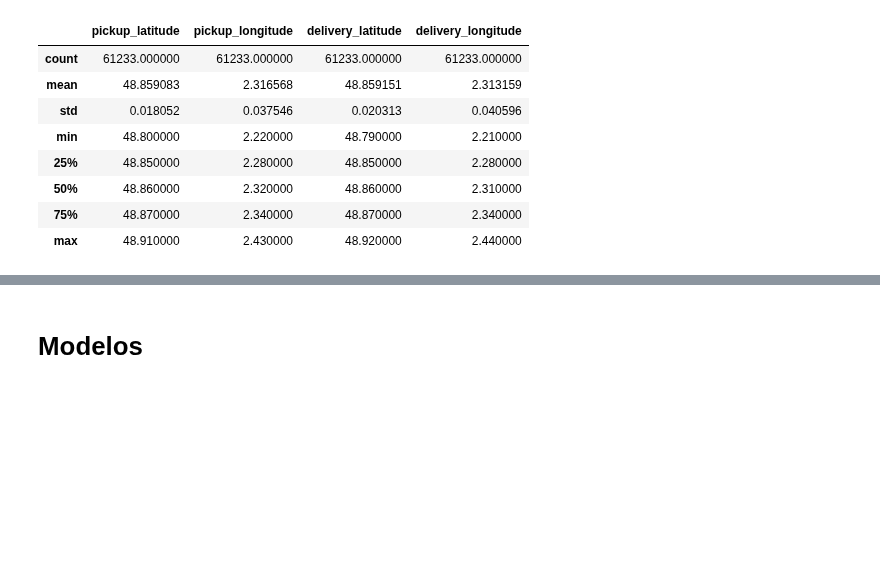
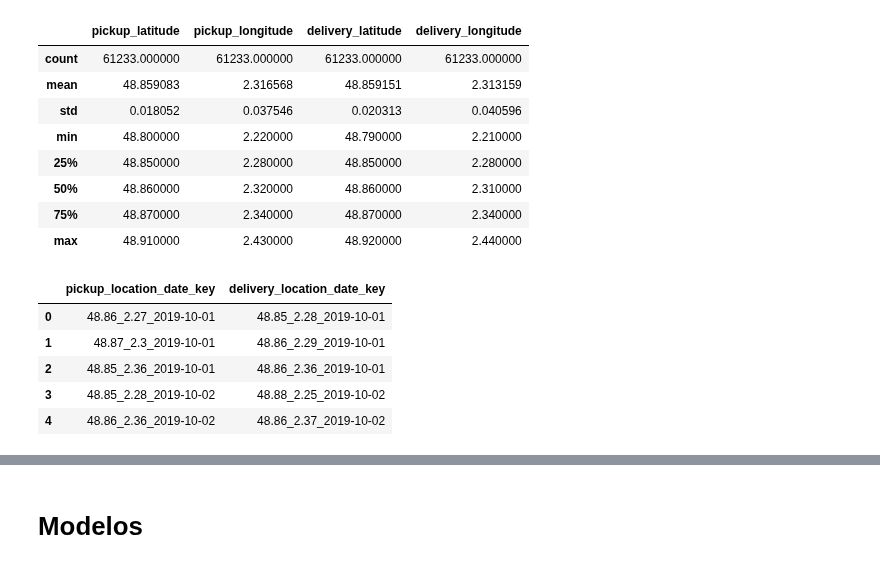
Before and after one commit to antni201204/Glovo_reto, a Jupyter notebook: GLOVO.ipynb, the cells around one changed output, grey strips where cells are left out. Saved outputs shown, nothing was run; the diff lists cells and outputs as text; code cells hidden in the pictures; blank space fills up the shorter version.

```diff
--- a/GLOVO.ipynb
+++ b/GLOVO.ipynb
@@ -702,3 +673,32 @@ df_clean[['pickup_latitude',"pickup_longitude","delivery_latitude","delivery_lon
 | 50% | 48.860000 | 2.320000 | 48.860000 | 2.310000 |
 | 75% | 48.870000 | 2.340000 | 48.870000 | 2.340000 |
 | max | 48.910000 | 2.430000 | 48.920000 | 2.440000 |
+# %%
+import pandas as pd
+
+# Asegurar que la fecha sea string en formato YYYY-MM-DD para la concatenación
+activation_date_str = pd.to_datetime(df_clean['activation_time_local']).dt.strftime('%Y-%m-%d')
+
+# 1. Variable para recogida (pickup)
+df_clean['pickup_location_date_key'] = (
+    df_clean['pickup_latitude'].round(2).astype(str) + '_' +
+    df_clean['pickup_longitude'].round(2).astype(str) + '_' +
+    activation_date_str
+)
+
+# 2. Variable para entrega (delivery)
+df_clean['delivery_location_date_key'] = (
+    df_clean['delivery_latitude'].round(2).astype(str) + '_' +
+    df_clean['delivery_longitude'].round(2).astype(str) + '_' +
+    activation_date_str
+)
+
+# Verificar resultados
+display(df_clean[['pickup_location_date_key', 'delivery_location_date_key']].head())
+# %% [output]
+|  | pickup_location_date_key | delivery_location_date_key |
+| 0 | 48.86_2.27_2019-10-01 | 48.85_2.28_2019-10-01 |
+| 1 | 48.87_2.3_2019-10-01 | 48.86_2.29_2019-10-01 |
+| 2 | 48.85_2.36_2019-10-01 | 48.86_2.36_2019-10-01 |
+| 3 | 48.85_2.28_2019-10-02 | 48.88_2.25_2019-10-02 |
+| 4 | 48.86_2.36_2019-10-02 | 48.86_2.37_2019-10-02 |
```
Also changed, not shown: parts of 45 cells of this notebook.
